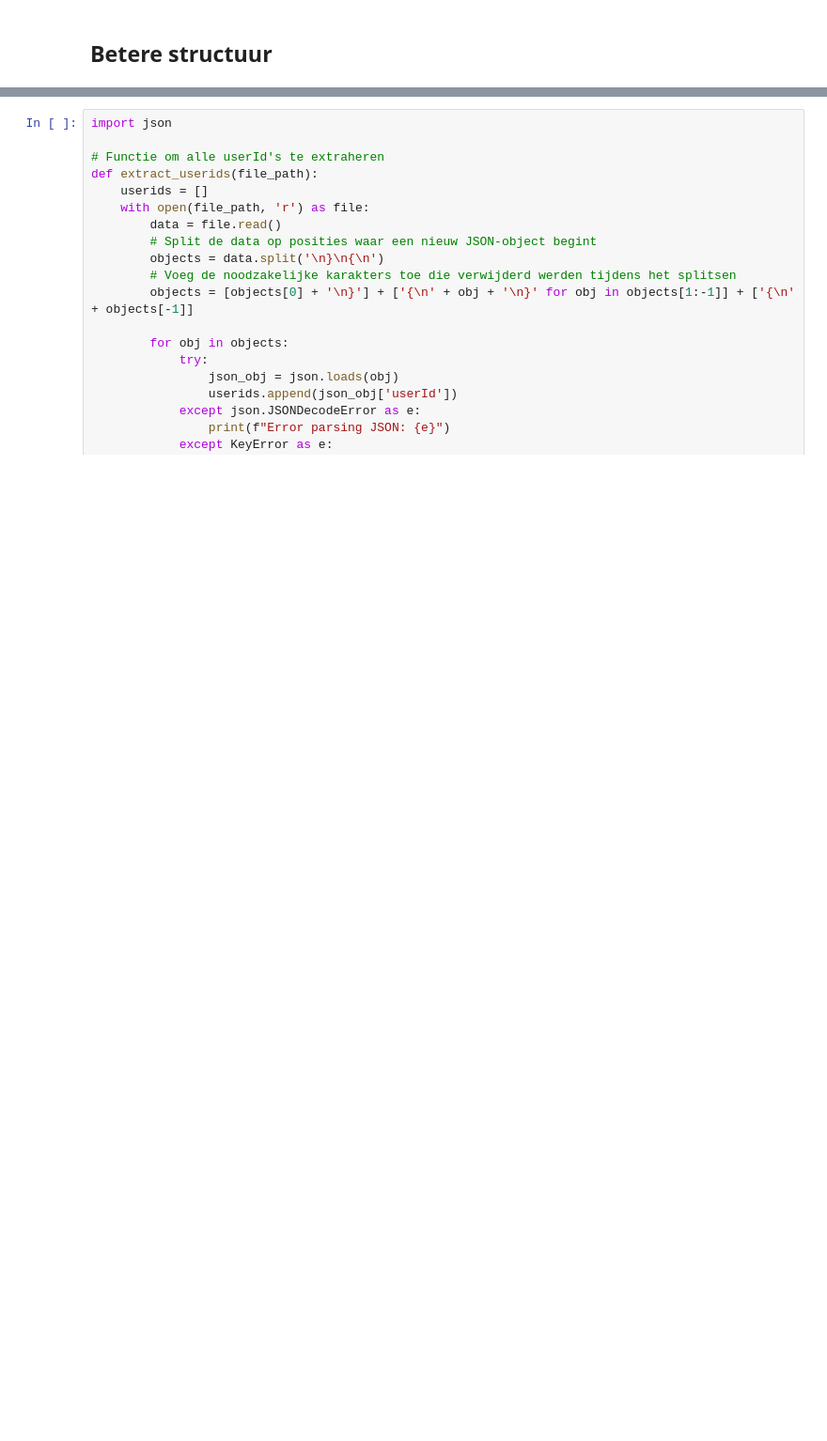
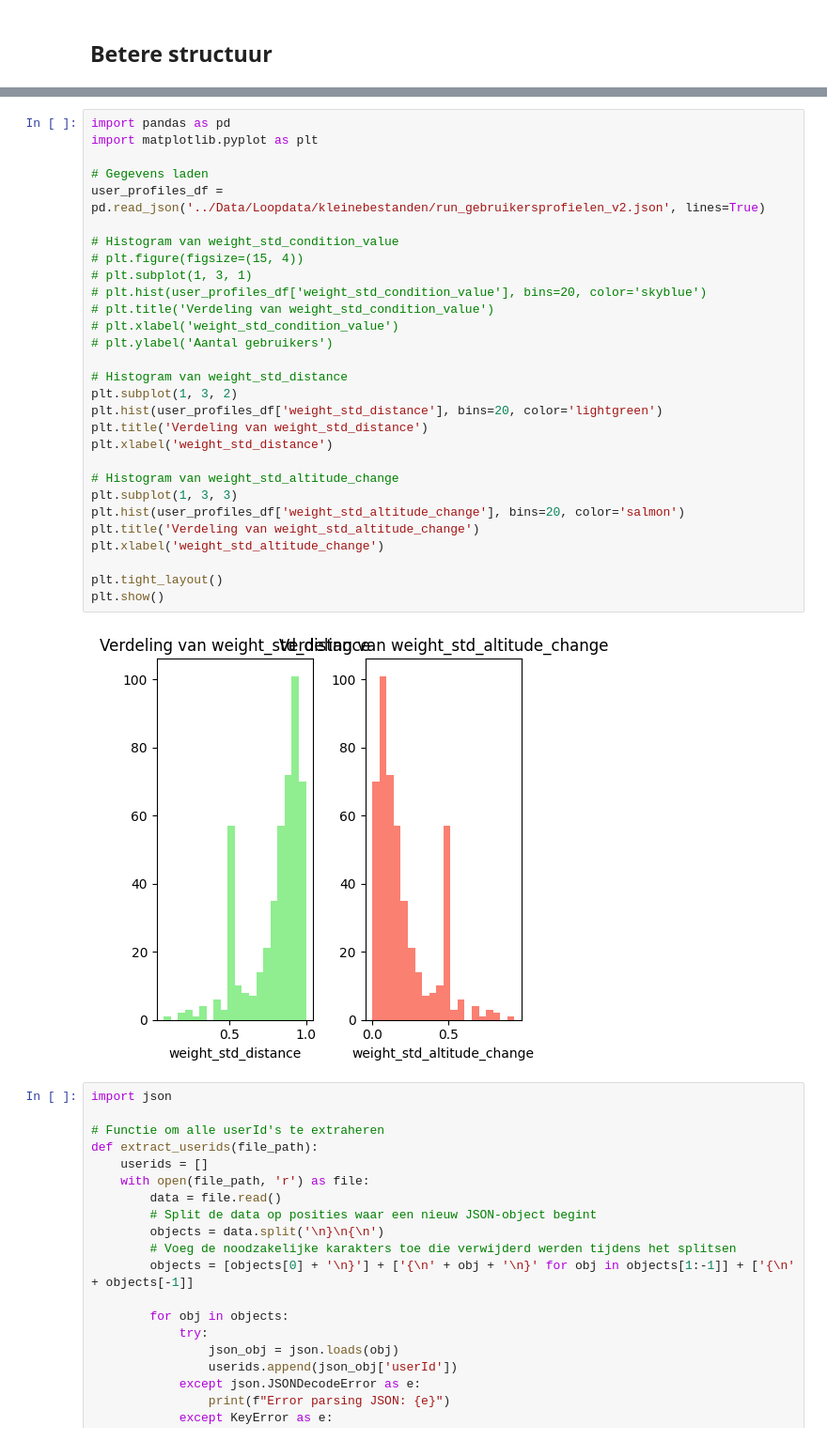
Before and after one commit to PattynRuben/ResearchProject, a Jupyter notebook: Loopcode_uitbreiding/notebook.ipynb, the cells around one changed output, grey strips where cells are left out. Shown at 94% size. Cells and saved outputs as stored; diff of their text form; blank space fills up the shorter version.

```diff
--- a/Loopcode_uitbreiding/notebook.ipynb
+++ b/Loopcode_uitbreiding/notebook.ipynb
@@ -608,3 +1403,34 @@ Gewichten voor gebruiker 6361870: {'average_altitude_change': 0.0030224134449120
+# %%
+import pandas as pd
+import matplotlib.pyplot as plt
+
+# Gegevens laden
+user_profiles_df = pd.read_json('../Data/Loopdata/kleinebestanden/run_gebruikersprofielen_v2.json', lines=True)
+
+# Histogram van weight_std_condition_value
+# plt.figure(figsize=(15, 4))
+# plt.subplot(1, 3, 1)
+# plt.hist(user_profiles_df['weight_std_condition_value'], bins=20, color='skyblue')
+# plt.title('Verdeling van weight_std_condition_value')
+# plt.xlabel('weight_std_condition_value')
+# plt.ylabel('Aantal gebruikers')
+
+# Histogram van weight_std_distance
+plt.subplot(1, 3, 2)
+plt.hist(user_profiles_df['weight_std_distance'], bins=20, color='lightgreen')
+plt.title('Verdeling van weight_std_distance')
+plt.xlabel('weight_std_distance')
+
+# Histogram van weight_std_altitude_change
+plt.subplot(1, 3, 3)
+plt.hist(user_profiles_df['weight_std_altitude_change'], bins=20, color='salmon')
+plt.title('Verdeling van weight_std_altitude_change')
+plt.xlabel('weight_std_altitude_change')
+
+plt.tight_layout()
+plt.show()
+# %% [output]
+[figure, added]
 # %%
 import json
 
```
Also changed, not shown: parts of 6 cells of this notebook, 5 other files.
